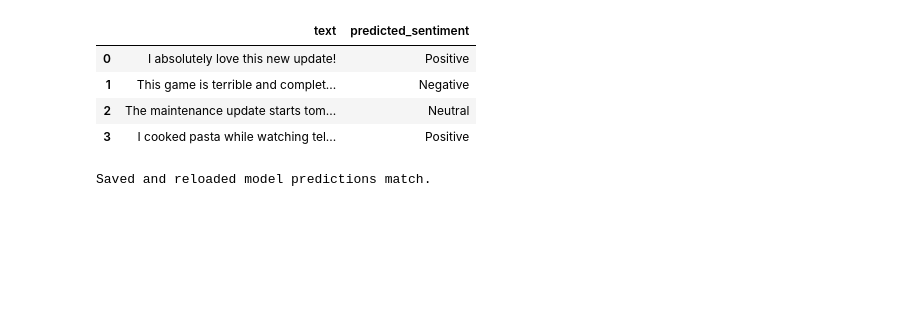
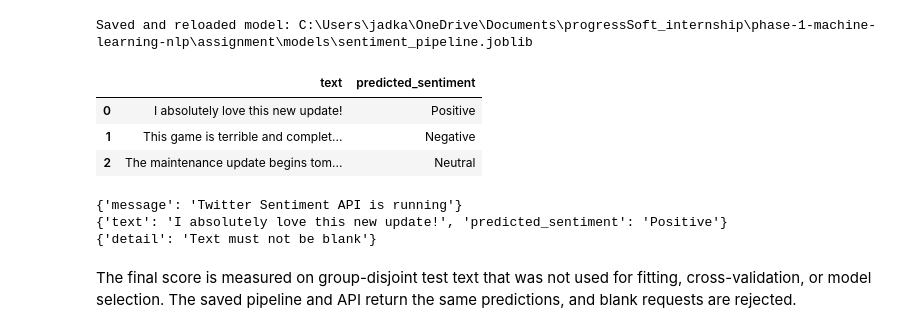
Before and after one commit to jadkandah/progressSoft_internship, a Jupyter notebook: phase-1-machine-learning-nlp/assignment/notebooks/04_model_packaging_and_api_preparation.ipynb, the cells around one changed output. Cells and saved outputs as stored; diff of their text form; code cells hidden in the pictures; blank space fills up the shorter version.

Commit message:
Complete group-safe Twitter sentiment assignment

```diff
--- a/phase-1-machine-learning-nlp/assignment/notebooks/04_model_packaging_and_api_preparation.ipynb
+++ b/phase-1-machine-learning-nlp/assignment/notebooks/04_model_packaging_and_api_preparation.ipynb
@@ -93,5 +26,0 @@ Model saved to: /home/jadkandah/progressSoft_internship/phase-1-machine-learning
-# %%
-loaded_model = joblib.load(MODEL_PATH)
-
-print("Model loaded successfully.")
-print(loaded_model)
@@ -108,35 +140,59 @@ Pipeline(steps=[('tfidf',
+# %%
+models_dir = PROJECT_ROOT / "models"
+models_dir.mkdir(parents=True, exist_ok=True)
+model_path = models_dir / "sentiment_pipeline.joblib"
+
+joblib.dump(final_model, model_path)
+loaded_model = joblib.load(model_path)
+
+assert (
+    final_model.predict(test_df["text"].head(20))
+    == loaded_model.predict(test_df["text"].head(20))
+).all()
+
+print(f"Saved and reloaded model: {model_path}")
+# %% [output]
+Saved and reloaded model: C:\Users\jadka\OneDrive\Documents\progressSoft_internship\phase-1-machine-learning-nlp\assignment\models\sentiment_pipeline.joblib
 # %%
-test_texts = [
+example_texts = [
     "I absolutely love this new update!",
     "This game is terrible and completely broken.",
-    "The maintenance update starts tomorrow.",
-    "I cooked pasta while watching television.",
+    "The maintenance update begins tomorrow.",
 ]
-
-predictions = loaded_model.predict(test_texts)
-
-test_results = pd.DataFrame(
-    {
-        "text": test_texts,
-        "predicted_sentiment": predictions,
-    }
+example_predictions = pd.DataFrame({
+    "text": example_texts,
+    "predicted_sentiment": loaded_model.predict(example_texts),
+})
+example_predictions.to_csv(
+    results_dir / "example_predictions.csv", index=False
 )
 
-test_results
+example_predictions
 # %% [output]
 |  | text | predicted_sentiment |
 | 0 | I absolutely love this new update! | Positive |
 | 1 | This game is terrible and complet... | Negative |
-| 2 | The maintenance update starts tom... | Neutral |
-| 3 | I cooked pasta while watching tel... | Positive |
+| 2 | The maintenance update begins tom... | Neutral |
-# %%
-original_predictions = final_model.predict(test_texts)
-loaded_predictions = loaded_model.predict(test_texts)
-
-assert (
-    original_predictions == loaded_predictions
-).all()
-
-print("Saved and reloaded model predictions match.")
-# %% [output]
-Saved and reloaded model predictions match.
+# %%
+from src.api import app
+
+api_client = TestClient(app)
+health_response = api_client.get("/")
+prediction_response = api_client.post(
+    "/predict", json={"text": example_texts[0]}
+)
+blank_response = api_client.post("/predict", json={"text": "   "})
+
+assert health_response.status_code == 200
+assert prediction_response.status_code == 200
+assert blank_response.status_code == 422
+
+print(health_response.json())
+print(prediction_response.json())
+print(blank_response.json())
+# %% [output]
+{'message': 'Twitter Sentiment API is running'}
+{'text': 'I absolutely love this new update!', 'predicted_sentiment': 'Positive'}
+{'detail': 'Text must not be blank'}
+# %% [markdown]
+The final score is measured on group-disjoint test text that was not used for fitting, cross-validation, or model selection. The saved pipeline and API return the same predictions, and blank requests are rejected.
```
Also changed, not shown: parts of 15 cells of this notebook, 19 other files.
